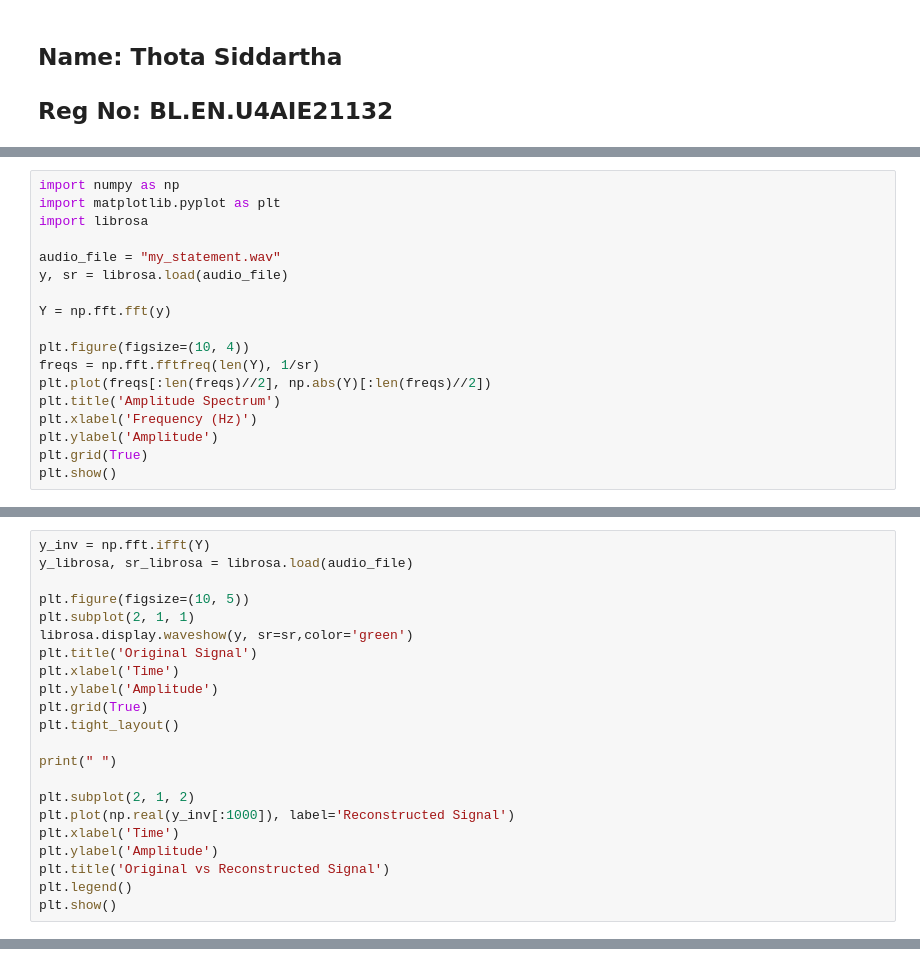
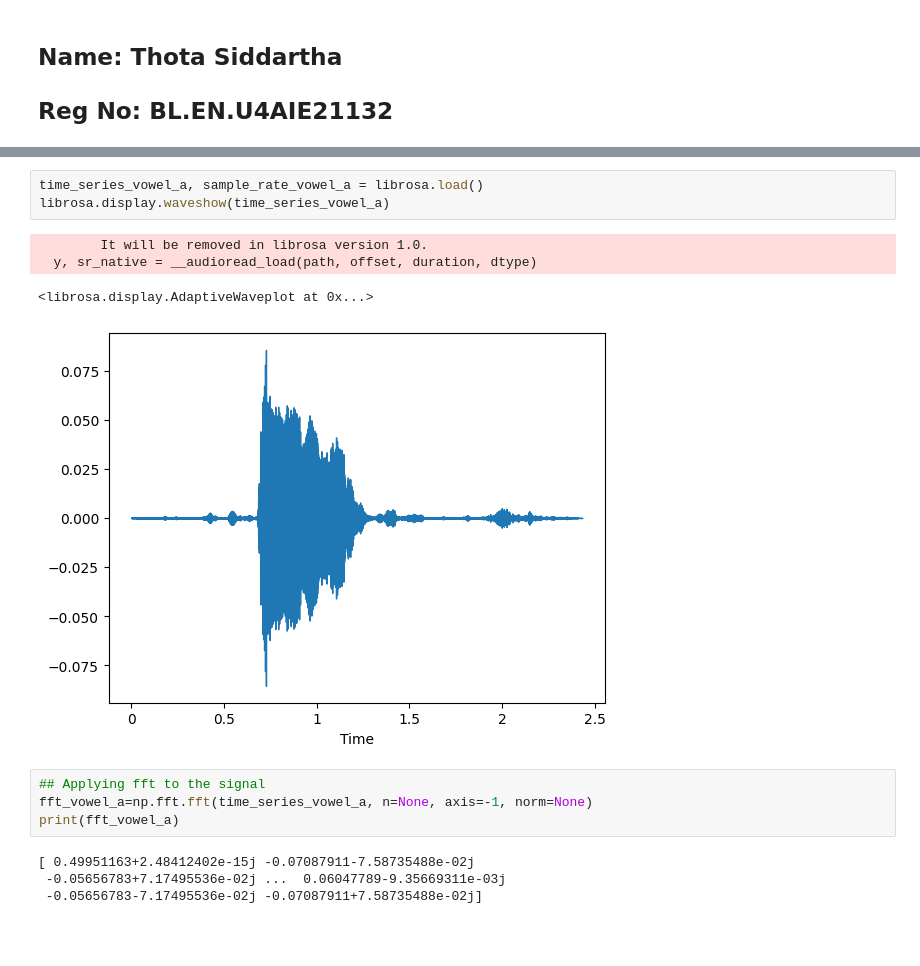
Before and after one commit to siddartha21132/AI-in-Speech-Processing, a Jupyter notebook: 21132_Lab_6.ipynb, the cells around one changed output, grey strips where cells are left out. Drawn from its saved outputs; the diff is of its cells as text; blank space fills up the shorter version.

```diff
--- a/21132_Lab_6.ipynb
+++ b/21132_Lab_6.ipynb
@@ -7,18 +3,0 @@
-# %%
-import numpy as np
-import matplotlib.pyplot as plt
-import librosa
-
-audio_file = "my_statement.wav"
-y, sr = librosa.load(audio_file)
-
-Y = np.fft.fft(y)
-
-plt.figure(figsize=(10, 4))
-freqs = np.fft.fftfreq(len(Y), 1/sr)
-plt.plot(freqs[:len(freqs)//2], np.abs(Y)[:len(freqs)//2])
-plt.title('Amplitude Spectrum')
-plt.xlabel('Frequency (Hz)')
-plt.ylabel('Amplitude')
-plt.grid(True)
-plt.show()
@@ -27,22 +3,0 @@ plt.show()
-# %%
-y_inv = np.fft.ifft(Y)
-y_librosa, sr_librosa = librosa.load(audio_file)
-
-plt.figure(figsize=(10, 5))
-plt.subplot(2, 1, 1)
-librosa.display.waveshow(y, sr=sr,color='green')
-plt.title('Original Signal')
-plt.xlabel('Time')
-plt.ylabel('Amplitude')
-plt.grid(True)
-plt.tight_layout()
-
-print(" ")
-
-plt.subplot(2, 1, 2)
-plt.plot(np.real(y_inv[:1000]), label='Reconstructed Signal')
-plt.xlabel('Time')
-plt.ylabel('Amplitude')
-plt.title('Original vs Reconstructed Signal')
-plt.legend()
-plt.show()
@@ -159,0 +18,16 @@ plt.show()
+# %%
+time_series_vowel_a, sample_rate_vowel_a = librosa.load()
+librosa.display.waveshow(time_series_vowel_a)
+# %% [output]
+        It will be removed in librosa version 1.0.
+  y, sr_native = __audioread_load(path, offset, duration, dtype)
+<librosa.display.AdaptiveWaveplot at 0x...>
+[figure, added]
+# %%
+## Applying fft to the signal
+fft_vowel_a=np.fft.fft(time_series_vowel_a, n=None, axis=-1, norm=None)
+print(fft_vowel_a)
+# %% [output]
+[ 0.49951163+2.48412402e-15j -0.07087911-7.58735488e-02j
+ -0.05656783+7.17495536e-02j ...  0.06047789-9.35669311e-03j
+ -0.05656783-7.17495536e-02j -0.07087911+7.58735488e-02j]
```
Also changed, not shown: parts of 36 cells of this notebook.
